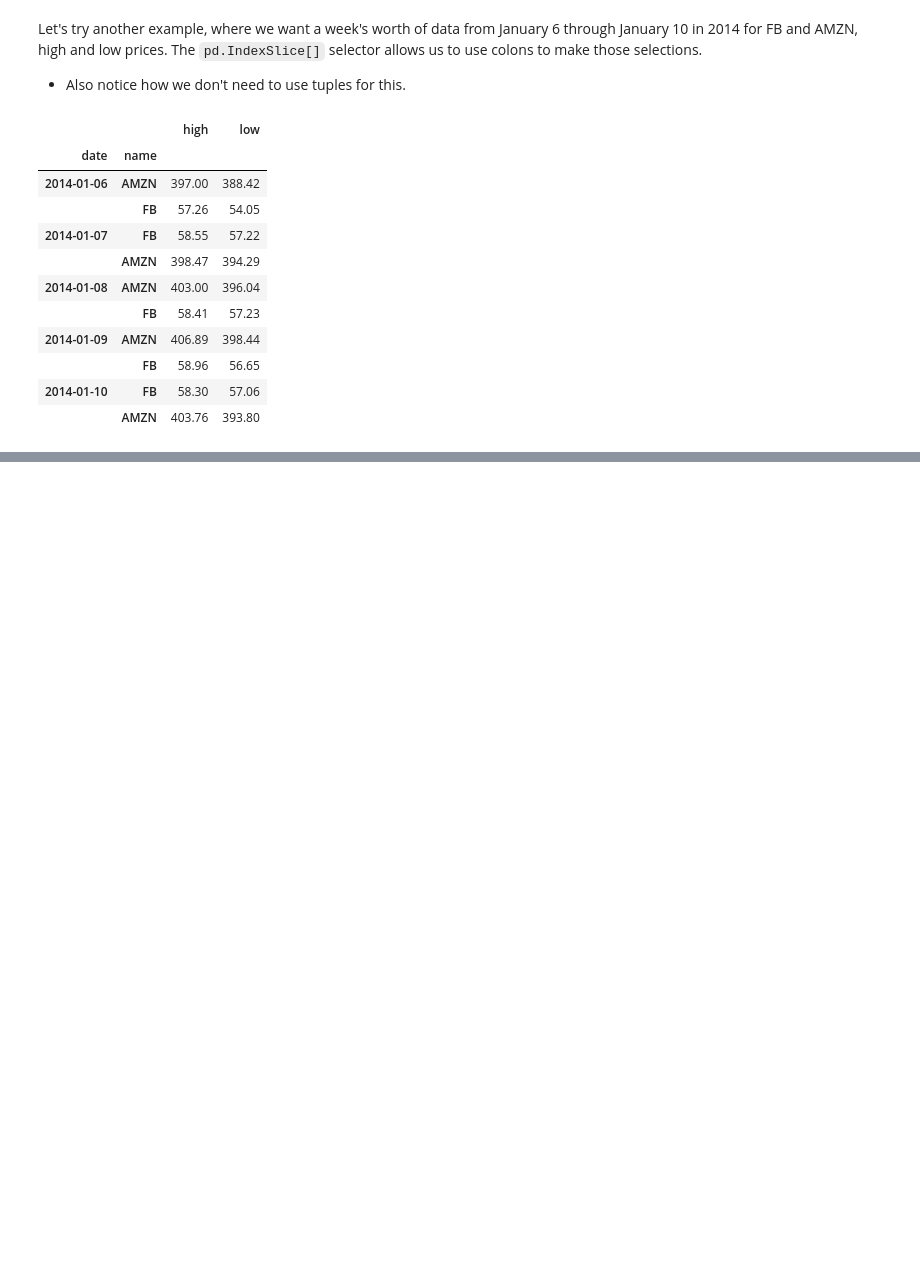
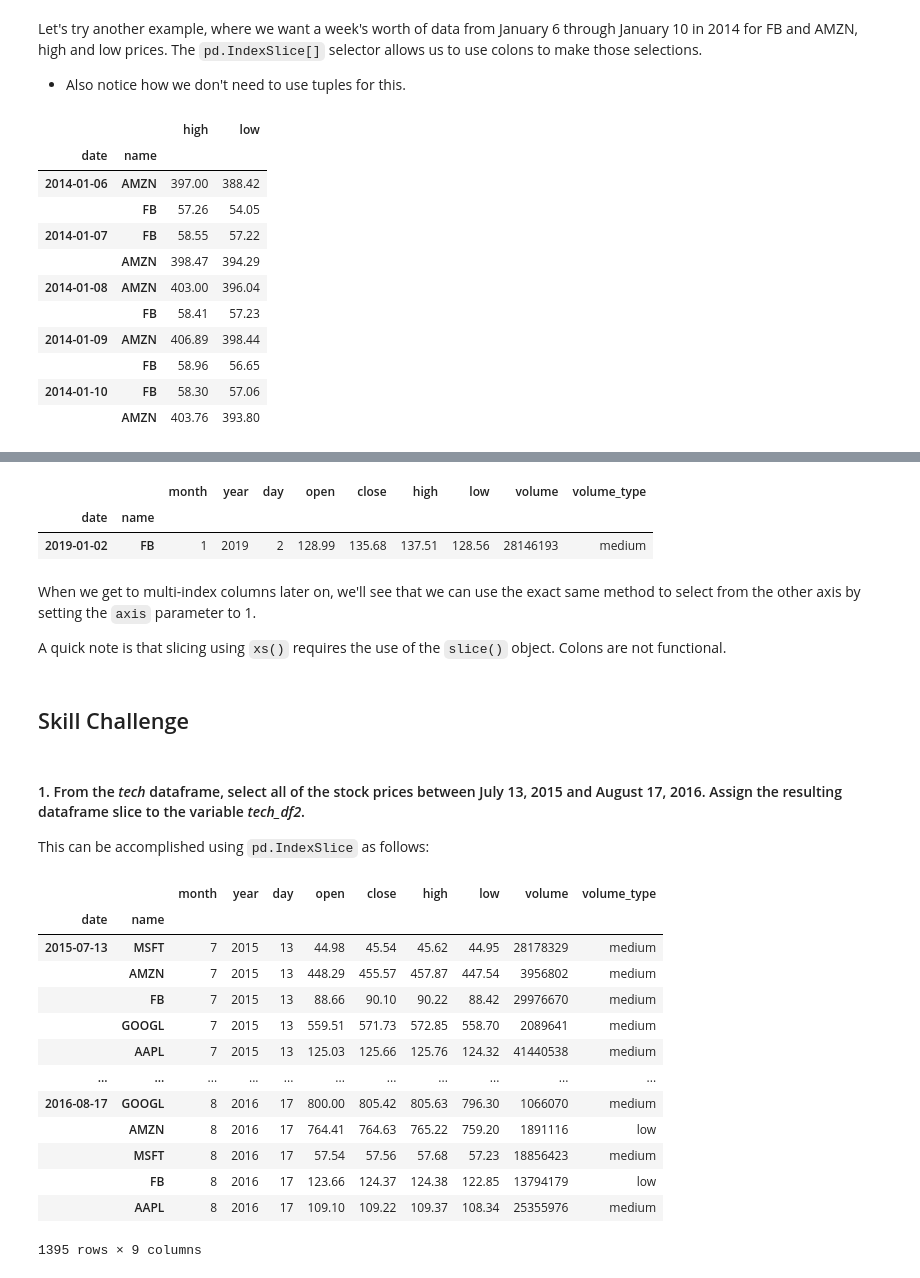
Before and after one commit to jgabunilas/pandas-bootcamp, a Jupyter notebook: Section7_Going_Multidimensional/Section7_Going_Multidimensional.ipynb, the cells around one changed output, grey strips where cells are left out. Saved outputs shown, nothing was run; the diff lists cells and outputs as text; code cells hidden in the pictures; blank space fills up the shorter version.

```diff
--- a/Section7_Going_Multidimensional/Section7_Going_Multidimensional.ipynb
+++ b/Section7_Going_Multidimensional/Section7_Going_Multidimensional.ipynb
@@ -513,0 +604,35 @@ tech.loc[i['2014-01-06':'2014-01-10', ["FB","AMZN"]], ["high","low"]]
+# %%
+tech.xs(key=('2019-01-02', 'FB'), level = (0, 1), drop_level = False)
+# %% [output]
+|  |  | month | year | day | open | close | high | low | volume | volume_type |
+| date | name |  |  |  |  |  |  |  |  |  |
+| 2019-01-02 | FB | 1 | 2019 | 2 | 128.99 | 135.68 | 137.51 | 128.56 | 28146193 | medium |
+# %% [markdown]
+When we get to multi-index columns later on, we'll see that we can use the exact same method to select from the other axis by setting the `axis` parameter to 1.
+
+A quick note is that slicing using `xs()` requires the use of the `slice()` object. Colons are not functional.
+# %% [markdown]
+## Skill Challenge
+# %% [markdown]
+#### 1. From the *tech* dataframe, select all of the stock prices between July 13, 2015 and August 17, 2016. Assign the resulting dataframe slice to the variable *tech_df2*.
+
+This can be accomplished using `pd.IndexSlice` as follows:
+# %%
+tech_df2 = tech.loc[pd.IndexSlice['2015-07-13':'2016-08-17']]
+# %%
+tech_df2
+# %% [output]
+|  |  | month | year | day | open | close | high | low | volume | volume_type |
+| date | name |  |  |  |  |  |  |  |  |  |
+| 2015-07-13 | MSFT | 7 | 2015 | 13 | 44.98 | 45.54 | 45.62 | 44.95 | 28178329 | medium |
+|  | AMZN | 7 | 2015 | 13 | 448.29 | 455.57 | 457.87 | 447.54 | 3956802 | medium |
+|  | FB | 7 | 2015 | 13 | 88.66 | 90.10 | 90.22 | 88.42 | 29976670 | medium |
+|  | GOOGL | 7 | 2015 | 13 | 559.51 | 571.73 | 572.85 | 558.70 | 2089641 | medium |
+|  | AAPL | 7 | 2015 | 13 | 125.03 | 125.66 | 125.76 | 124.32 | 41440538 | medium |
+| ... | ... | ... | ... | ... | ... | ... | ... | ... | ... | ... |
+| 2016-08-17 | GOOGL | 8 | 2016 | 17 | 800.00 | 805.42 | 805.63 | 796.30 | 1066070 | medium |
+|  | AMZN | 8 | 2016 | 17 | 764.41 | 764.63 | 765.22 | 759.20 | 1891116 | low |
+|  | MSFT | 8 | 2016 | 17 | 57.54 | 57.56 | 57.68 | 57.23 | 18856423 | medium |
+|  | FB | 8 | 2016 | 17 | 123.66 | 124.37 | 124.38 | 122.85 | 13794179 | low |
+|  | AAPL | 8 | 2016 | 17 | 109.10 | 109.22 | 109.37 | 108.34 | 25355976 | medium |
+1395 rows × 9 columns
```
Also changed, not shown: parts of 24 cells of this notebook.
